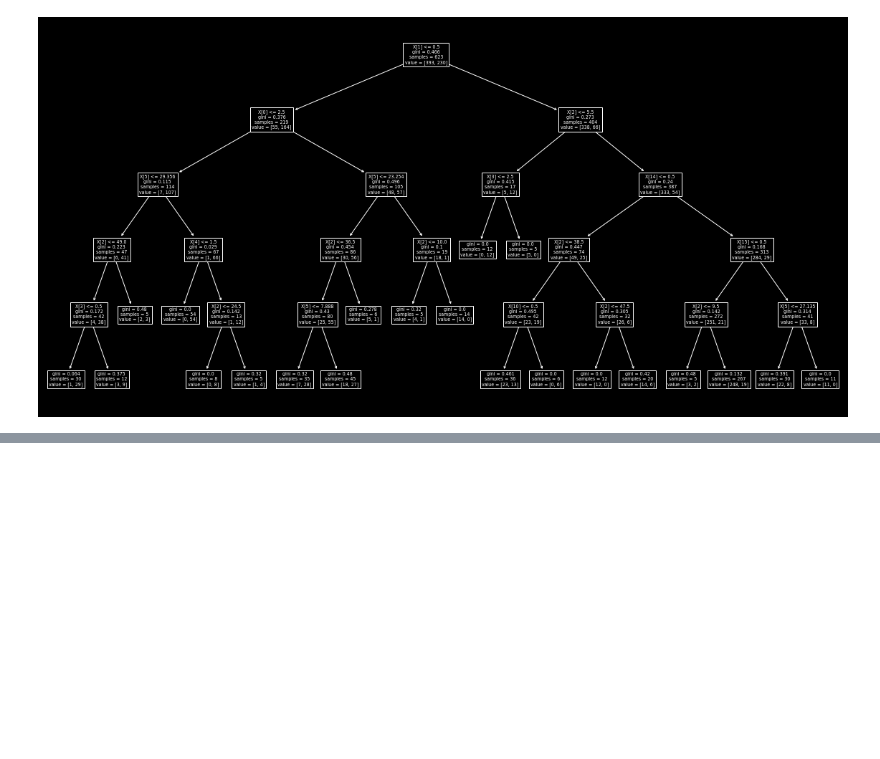
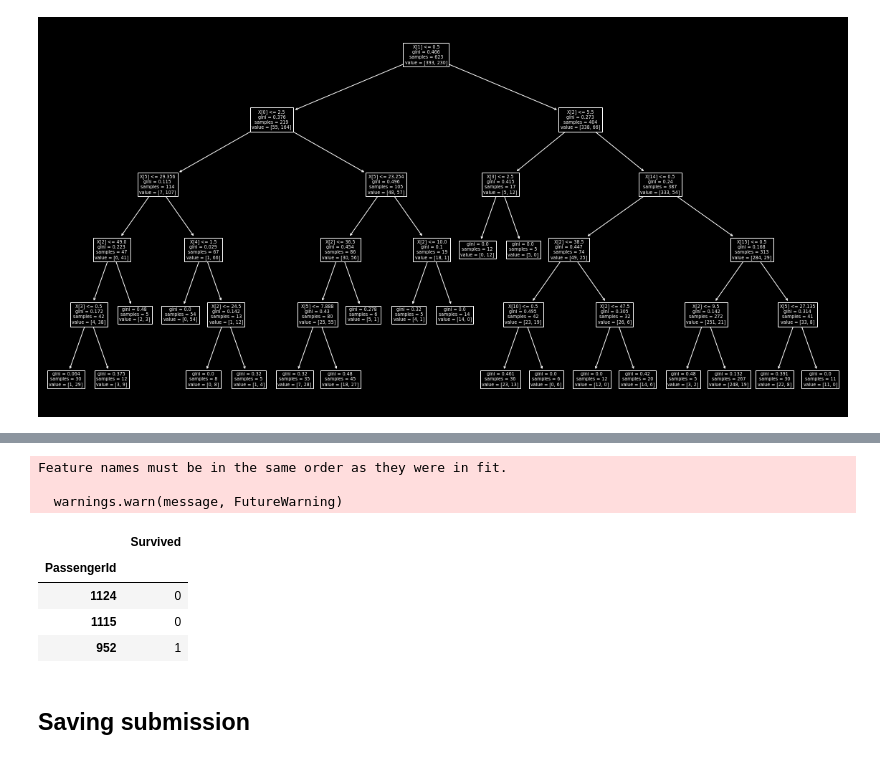
Before and after one commit to KorwinBieniek/kaggle_projects, a Jupyter notebook: titanic_notebook.ipynb, the cells around one changed output, grey strips where cells are left out. Saved outputs shown, nothing was run; the diff lists cells and outputs as text; code cells hidden in the pictures; blank space fills up the shorter version.

```diff
--- a/titanic_notebook.ipynb
+++ b/titanic_notebook.ipynb
@@ -107,0 +133,17 @@ Name: 39, dtype: object
+# %%
+from sklearn.model_selection import GridSearchCV
+
+param_space = [
+    {
+        "kernel": ["linear"],
+        "C": [1, 10, 100, 1000],
+    },
+    {
+        "kernel": ["rbf"],
+        "C": [1, 10, 100, 1000],
+        "gamma": [0.001, 0.0001],
+    },
+]
+gs = GridSearchCV(svc, param_space, verbose=1, cv=5)
+gs.fit(X, y)
+results = pd.DataFrame(gs.cv_results_).sort_values(by="rank_test_score").iloc[1, 4:]
@@ -151,0 +178,16 @@ submission_df.to_csv('submission.csv')
+# %%
+predicted_df = gs.predict(X_val)
+submission_df = pd.DataFrame({'Survived': X_val.index}, index=X_val.index)
+submission_df['Survived'] = predicted_df
+submission_df.sample(3, random_state=7)
+# %% [output]
+Feature names must be in the same order as they were in fit.
+
+  warnings.warn(message, FutureWarning)
+|  | Survived |
+| PassengerId |  |
+| 1124 | 0 |
+| 1115 | 0 |
+| 952 | 1 |
+# %% [markdown]
+## Saving submission
```
Also changed, not shown: parts of 30 cells of this notebook, 2 other files.
